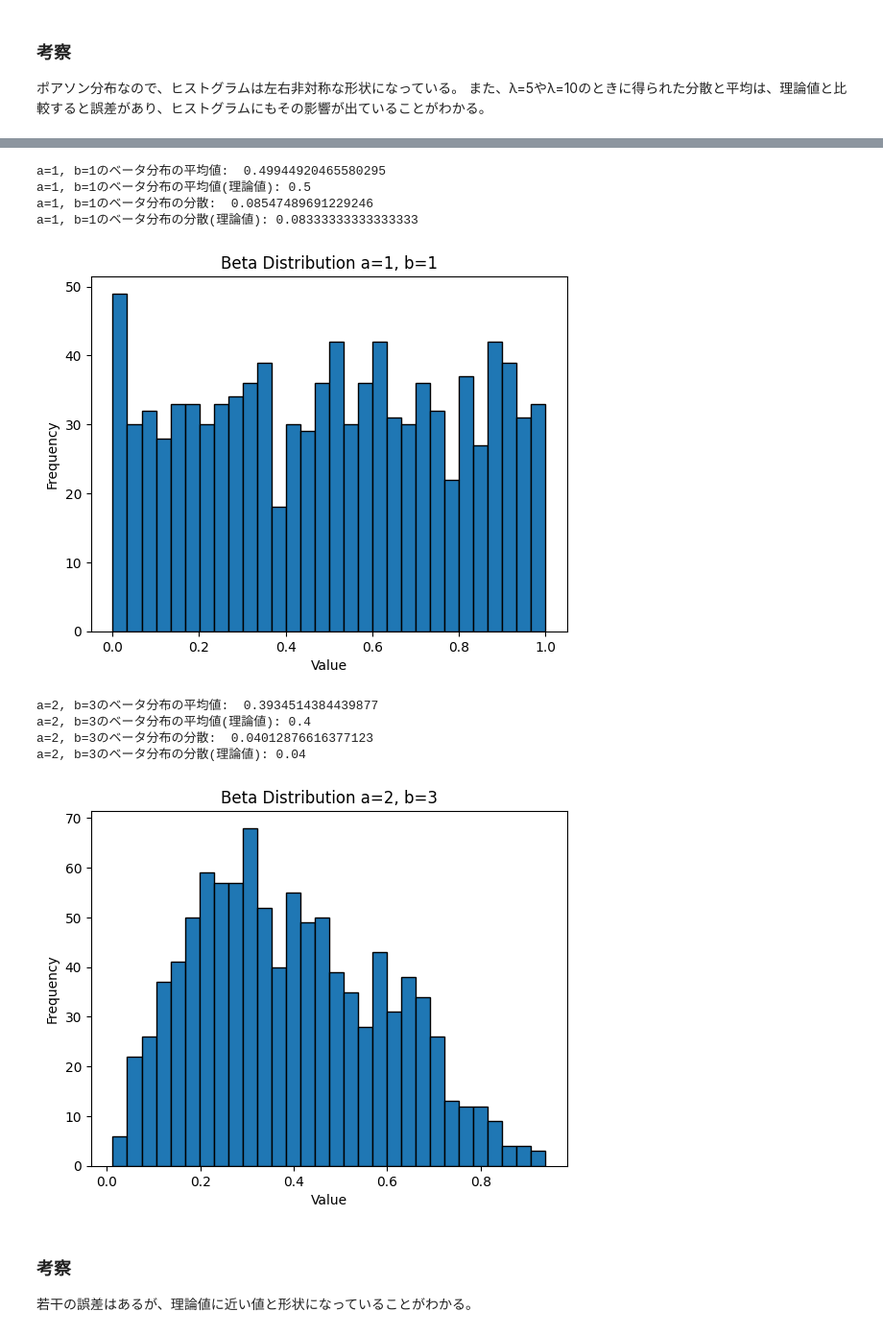
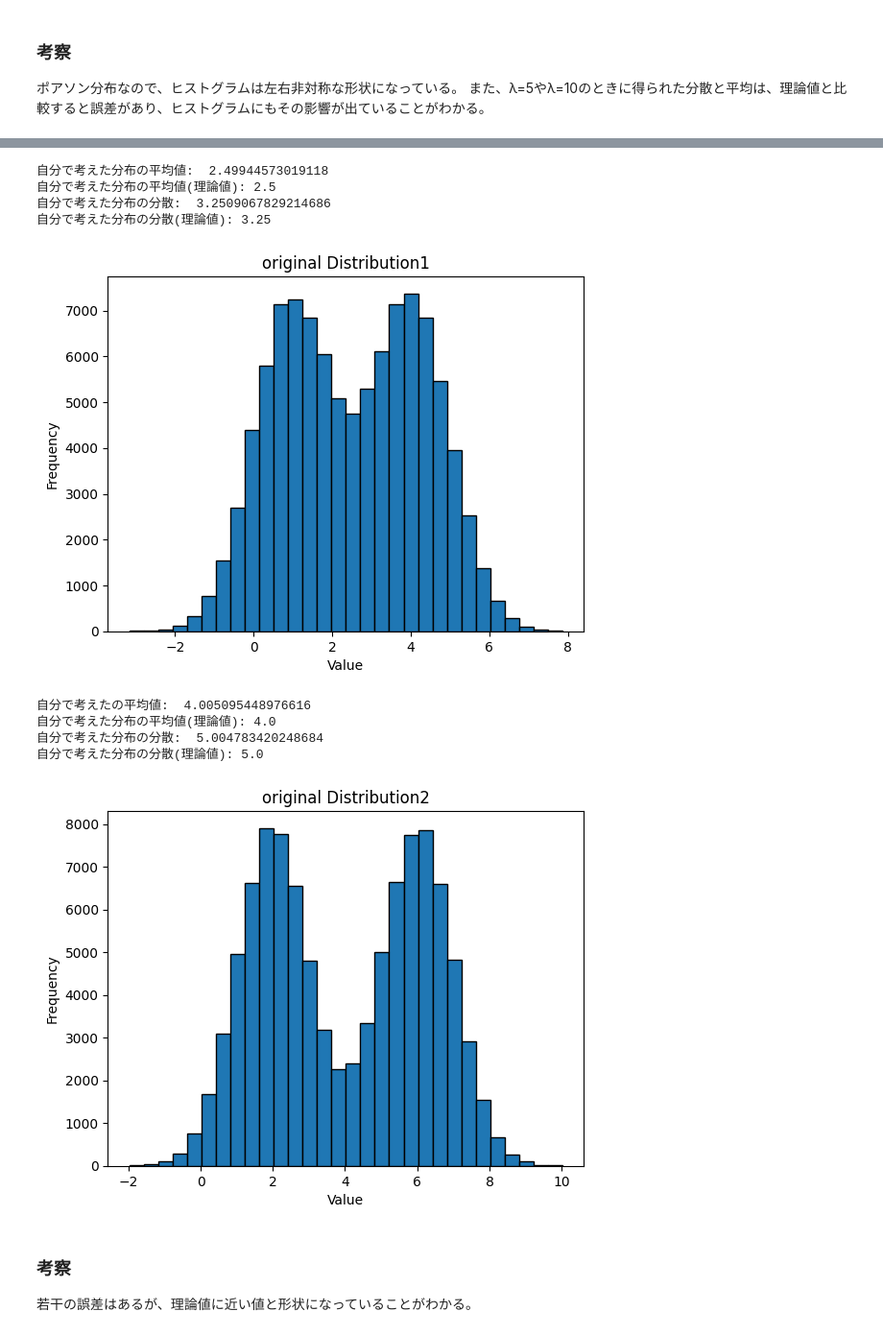
Before and after one commit to labFish00/2024-05-coding-task, a Jupyter notebook: q2/q2.ipynb, the cells around one changed output, grey strips where cells are left out. Shown at 96% size. Cells and saved outputs as stored; diff of their text form; code cells hidden in the pictures.

```diff
--- a/q2/q2.ipynb
+++ b/q2/q2.ipynb
@@ -181,32 +181,44 @@ createHistogram(lamTen, "Poisson Distribution λ=10", bins=15)
 ### コード
-# %%
-def betaDistribution(a, b, size=1000):
-    return np.random.beta(a, b, size)
-
-aOneBOne = betaDistribution(1, 1)
-print("a=1, b=1のベータ分布の平均値: ", calcAve(aOneBOne))
-print("a=1, b=1のベータ分布の平均値(理論値):", 1 / (1 + 1))
-print("a=1, b=1のベータ分布の分散: ", calcVariance(aOneBOne))
-print("a=1, b=1のベータ分布の分散(理論値):", (1 * 1) / ( (1 + 1) ** 2 *(1 + 1 + 1)))
-createHistogram(aOneBOne, 'Beta Distribution a=1, b=1')
-
-aTwoBThree = betaDistribution(2, 3)
-print("a=2, b=3のベータ分布の平均値: ", calcAve(aTwoBThree))
-print("a=2, b=3のベータ分布の平均値(理論値):", 2 / (2 + 3))
-print("a=2, b=3のベータ分布の分散: ", calcVariance(aTwoBThree))
-print("a=2, b=3のベータ分布の分散(理論値):", (2 * 3) / ( (2 + 3) ** 2 *(2 + 3 + 1)))
-createHistogram(aTwoBThree, 'Beta Distribution a=2, b=3')
-# %% [output]
-a=1, b=1のベータ分布の平均値:  0.49944920465580295
-a=1, b=1のベータ分布の平均値(理論値): 0.5
-a=1, b=1のベータ分布の分散:  0.08547489691229246
-a=1, b=1のベータ分布の分散(理論値): 0.08333333333333333
-[figure, removed]
-a=2, b=3のベータ分布の平均値:  0.3934514384439877
-a=2, b=3のベータ分布の平均値(理論値): 0.4
-a=2, b=3のベータ分布の分散:  0.04012876616377123
-a=2, b=3のベータ分布の分散(理論値): 0.04
-[figure, removed]
+# %%
+def oriDistribution(mu, sigma, pitch, size=100000):
+    a = np.random.default_rng().normal(mu, sigma, int(size/2))
+    b = np.random.default_rng().normal(mu + pitch, sigma, int(size/2))
+    return np.concatenate([a, b])
+
+def oriAnalysis(mu1, sigma1_sq, pitch):
+    sigma2_sq = sigma1_sq
+    mu2 = mu1 + pitch
+    mu = (mu1 + mu2) / 2
+    var1 = sigma1_sq + mu1 ** 2
+    var2 = sigma2_sq + mu2 ** 2
+    varave = ((var1 + var2) / 2)
+    variance = varave  - mu**2
+    return mu, variance
+
+aOneBOne = oriDistribution(1, 1, 3)
+print("自分で考えた分布の平均値: ", calcAve(aOneBOne))
+print("自分で考えた分布の平均値(理論値):", oriAnalysis(1, 1**2, 3)[0])
+print("自分で考えた分布の分散: ", calcVariance(aOneBOne))
+print("自分で考えた分布の分散(理論値):", oriAnalysis(1, 1**2, 3)[1])
+createHistogram(aOneBOne, 'original Distribution1')
+
+aTwoBThree = oriDistribution(2, 1, 4)
+print("自分で考えたの平均値: ", calcAve(aTwoBThree))
+print("自分で考えた分布の平均値(理論値):", oriAnalysis(2, 1**2, 4)[0])
+print("自分で考えた分布の分散: ", calcVariance(aTwoBThree))
+print("自分で考えた分布の分散(理論値):", oriAnalysis(2, 1**2, 4)[1])
+createHistogram(aTwoBThree, 'original Distribution2')
+# %% [output]
+自分で考えた分布の平均値:  2.49944573019118
+自分で考えた分布の平均値(理論値): 2.5
+自分で考えた分布の分散:  3.2509067829214686
+自分で考えた分布の分散(理論値): 3.25
+[figure, added]
+自分で考えたの平均値:  4.005095448976616
+自分で考えた分布の平均値(理論値): 4.0
+自分で考えた分布の分散:  5.004783420248684
+自分で考えた分布の分散(理論値): 5.0
+[figure, added]
 # %% [markdown]
 ### 考察
 若干の誤差はあるが、理論値に近い値と形状になっていることがわかる。
```
Also changed, not shown: parts of 3 cells of this notebook.
